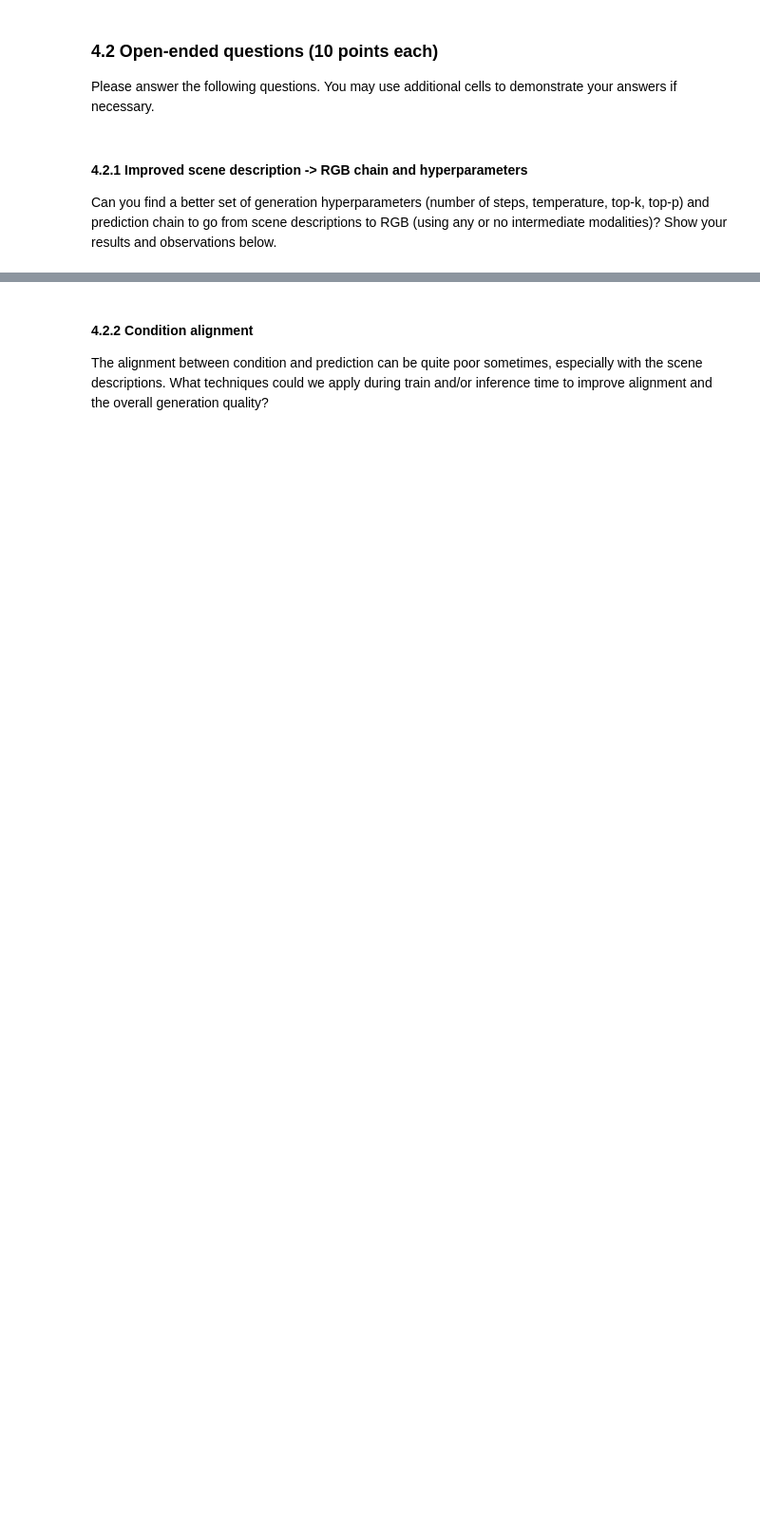
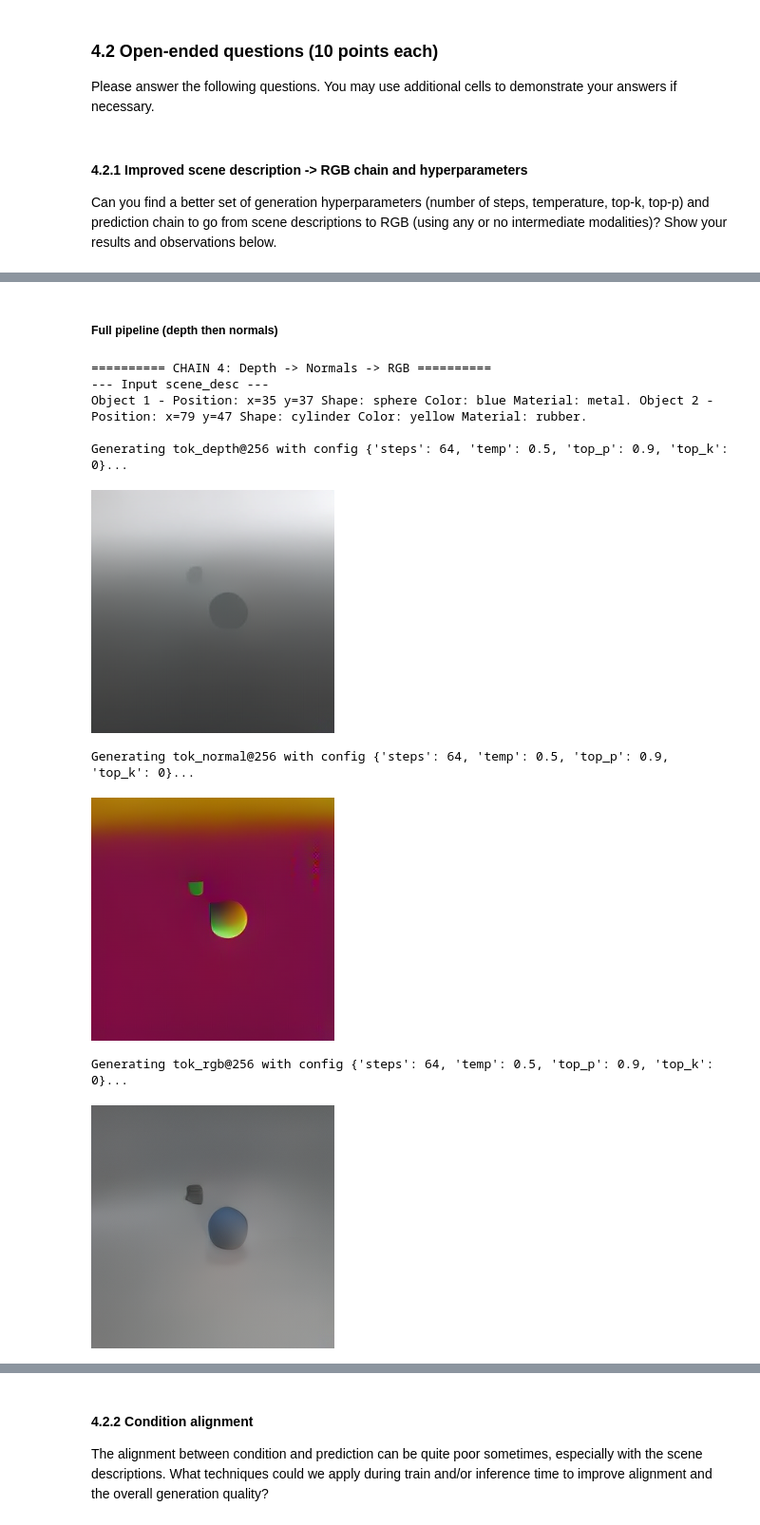
Before and after one commit to leonard-amsler/2026-Spring-CS503-Visual-Intelligence-Homework, a Jupyter notebook: NanoFM_Homeworks/notebooks/CS503_FM_part3_nano4M.ipynb, the cells around one changed output, grey strips where cells are left out. Shown at 95% size. Drawn from its saved outputs; the diff is of its cells as text; code cells hidden in the pictures; blank space fills up the shorter version.

```diff
--- a/NanoFM_Homeworks/notebooks/CS503_FM_part3_nano4M.ipynb
+++ b/NanoFM_Homeworks/notebooks/CS503_FM_part3_nano4M.ipynb
@@ -721,0 +814,24 @@ Can you find a better set of generation hyperparameters (number of steps, temper
+# %% [markdown]
+##### Full pipeline (depth then normals)
+# %%
+print("========== CHAIN 4: Depth -> Normals -> RGB ==========")
+test_chain(
+    ['tok_depth@256', 'tok_normal@256', 'tok_rgb@256'],
+    [
+        {'steps': 64, 'temp': 0.5, 'top_p': 0.9, 'top_k': 0},
+        {'steps': 64, 'temp': 0.5, 'top_p': 0.9, 'top_k': 0},
+        {'steps': 64, 'temp': 0.5, 'top_p': 0.9, 'top_k': 0}
+    ],
+    scene_desc=scene_desc
+)
+# %% [output]
+========== CHAIN 4: Depth -> Normals -> RGB ==========
+--- Input scene_desc ---
+Object 1 - Position: x=35 y=37 Shape: sphere Color: blue Material: metal. Object 2 - Position: x=79 y=47 Shape: cylinder Color: yellow Material: rubber.
+
+Generating tok_depth@256 with config {'steps': 64, 'temp': 0.5, 'top_p': 0.9, 'top_k': 0}...
+[figure, added]
+Generating tok_normal@256 with config {'steps': 64, 'temp': 0.5, 'top_p': 0.9, 'top_k': 0}...
+[figure, added]
+Generating tok_rgb@256 with config {'steps': 64, 'temp': 0.5, 'top_p': 0.9, 'top_k': 0}...
+[figure, added]
```
Also changed, not shown: parts of 48 cells of this notebook, 1 other file.
